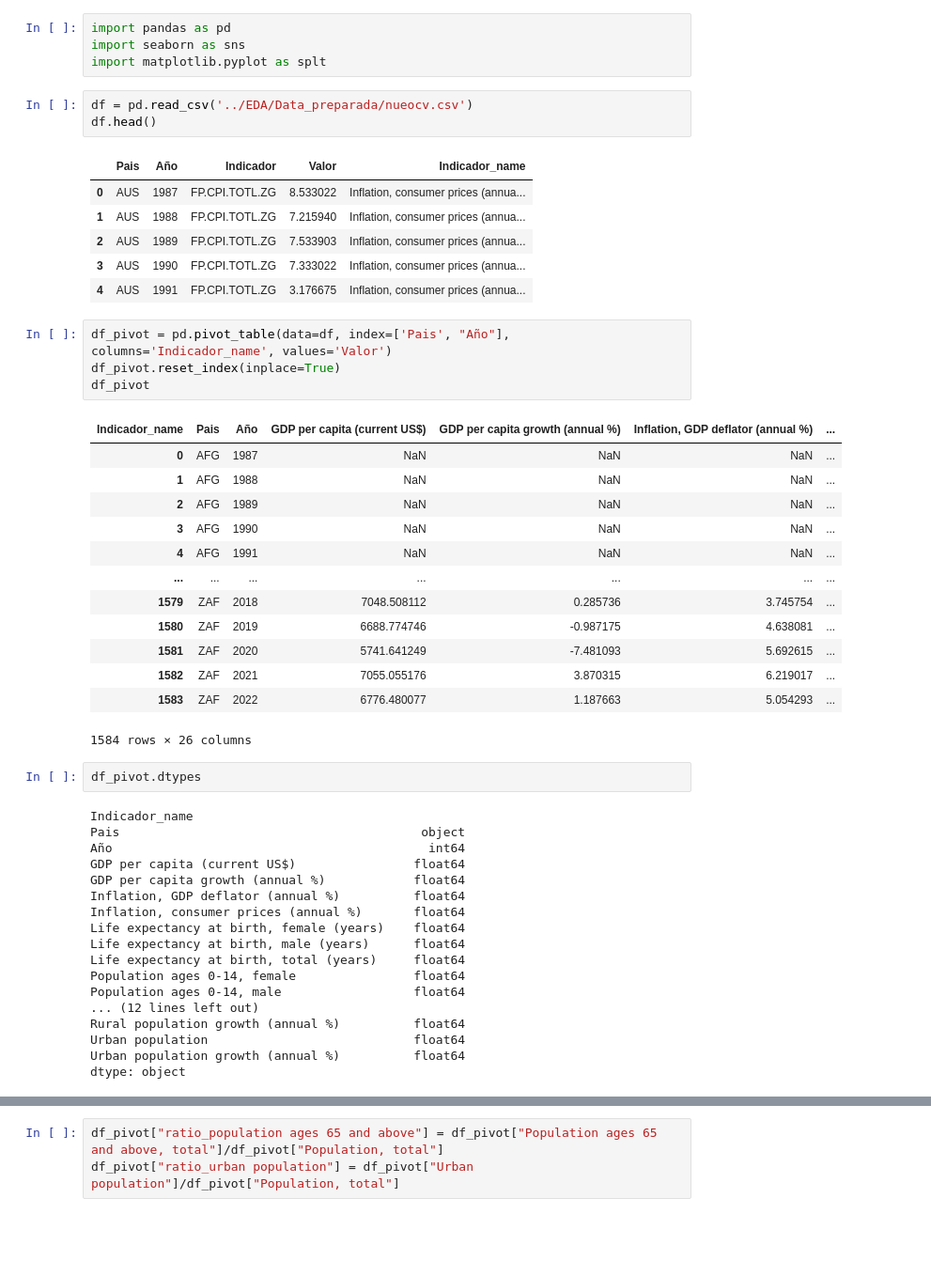
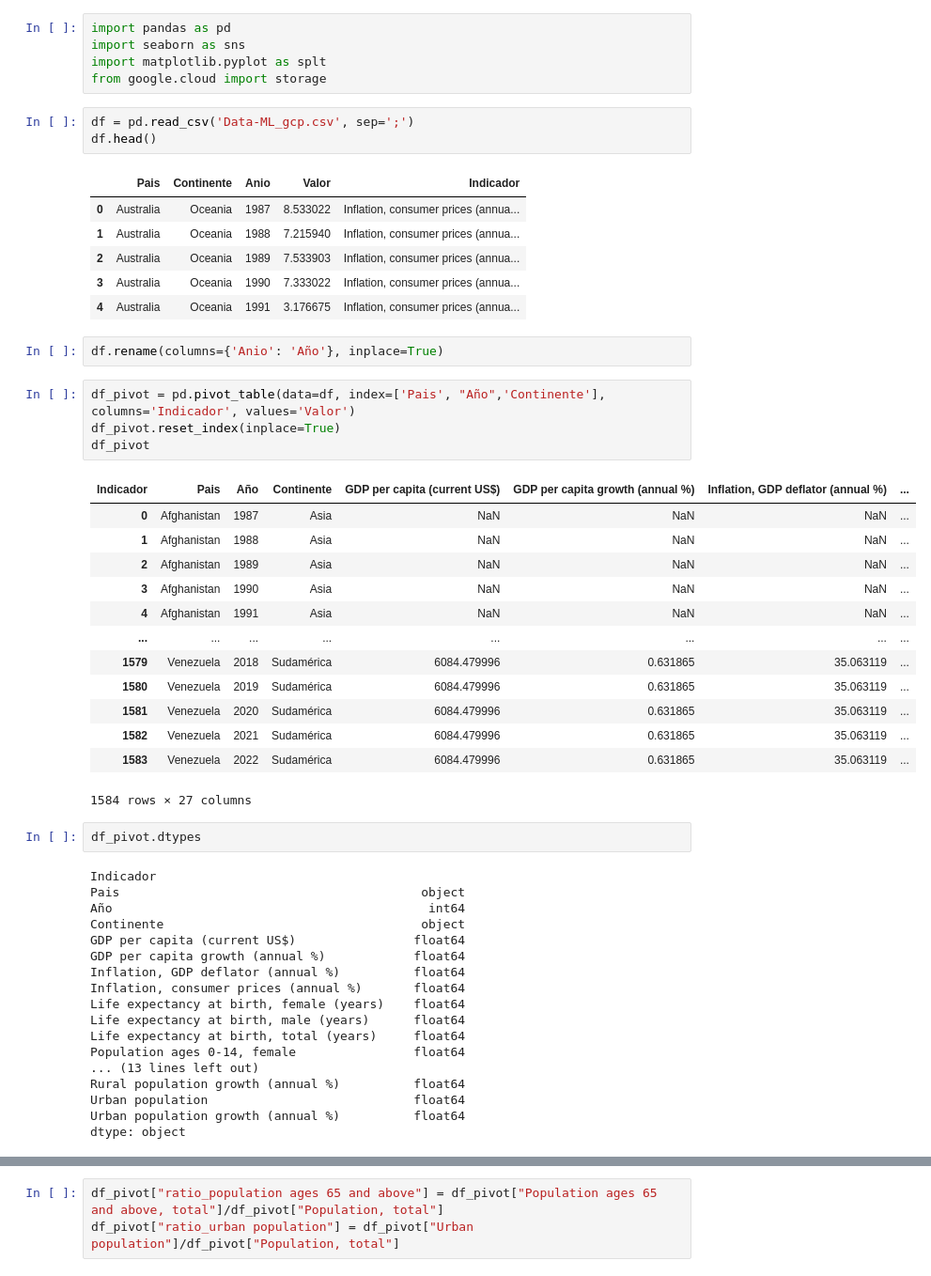
Before and after one commit to fercof87/PF-Esperanza-De-Vida, a Jupyter notebook: ML/ModeloML.ipynb, the cells around one changed output, grey strips where cells are left out. Shown at 94% size. Drawn from its saved outputs; the diff is of its cells as text; blank space fills up the shorter version.

```diff
--- a/ML/ModeloML.ipynb
+++ b/ML/ModeloML.ipynb
@@ -2,40 +2,44 @@
 import pandas as pd
 import seaborn as sns
 import matplotlib.pyplot as splt
+from google.cloud import storage
 # %%
-df = pd.read_csv('../EDA/Data_preparada/nueocv.csv')
+df = pd.read_csv('Data-ML_gcp.csv', sep=';')
 df.head()
 # %% [output]
-|  | Pais | Año | Indicador | Valor | Indicador_name |
-| 0 | AUS | 1987 | FP.CPI.TOTL.ZG | 8.533022 | Inflation, consumer prices (annua... |
-| 1 | AUS | 1988 | FP.CPI.TOTL.ZG | 7.215940 | Inflation, consumer prices (annua... |
-| 2 | AUS | 1989 | FP.CPI.TOTL.ZG | 7.533903 | Inflation, consumer prices (annua... |
-| 3 | AUS | 1990 | FP.CPI.TOTL.ZG | 7.333022 | Inflation, consumer prices (annua... |
-| 4 | AUS | 1991 | FP.CPI.TOTL.ZG | 3.176675 | Inflation, consumer prices (annua... |
+|  | Pais | Continente | Anio | Valor | Indicador |
+| 0 | Australia | Oceania | 1987 | 8.533022 | Inflation, consumer prices (annua... |
+| 1 | Australia | Oceania | 1988 | 7.215940 | Inflation, consumer prices (annua... |
+| 2 | Australia | Oceania | 1989 | 7.533903 | Inflation, consumer prices (annua... |
+| 3 | Australia | Oceania | 1990 | 7.333022 | Inflation, consumer prices (annua... |
+| 4 | Australia | Oceania | 1991 | 3.176675 | Inflation, consumer prices (annua... |
+# %%
+df.rename(columns={'Anio': 'Año'}, inplace=True)
 # %%
-df_pivot = pd.pivot_table(data=df, index=['Pais', "Año"], columns='Indicador_name', values='Valor')
+df_pivot = pd.pivot_table(data=df, index=['Pais', "Año",'Continente'], columns='Indicador', values='Valor')
 df_pivot.reset_index(inplace=True)
 df_pivot
 # %% [output]
-| Indicador_name | Pais | Año | GDP per capita (current US$) | GDP per capita growth (annual %) | Inflation, GDP deflator (annual %) | ... |
-| 0 | AFG | 1987 | NaN | NaN | NaN | ... |
-| 1 | AFG | 1988 | NaN | NaN | NaN | ... |
-| 2 | AFG | 1989 | NaN | NaN | NaN | ... |
-| 3 | AFG | 1990 | NaN | NaN | NaN | ... |
-| 4 | AFG | 1991 | NaN | NaN | NaN | ... |
-| ... | ... | ... | ... | ... | ... | ... |
-| 1579 | ZAF | 2018 | 7048.508112 | 0.285736 | 3.745754 | ... |
-| 1580 | ZAF | 2019 | 6688.774746 | -0.987175 | 4.638081 | ... |
-| 1581 | ZAF | 2020 | 5741.641249 | -7.481093 | 5.692615 | ... |
-| 1582 | ZAF | 2021 | 7055.055176 | 3.870315 | 6.219017 | ... |
-| 1583 | ZAF | 2022 | 6776.480077 | 1.187663 | 5.054293 | ... |
+| Indicador | Pais | Año | Continente | GDP per capita (current US$) | GDP per capita growth (annual %) | Inflation, GDP deflator (annual %) | ... |
+| 0 | Afghanistan | 1987 | Asia | NaN | NaN | NaN | ... |
+| 1 | Afghanistan | 1988 | Asia | NaN | NaN | NaN | ... |
+| 2 | Afghanistan | 1989 | Asia | NaN | NaN | NaN | ... |
+| 3 | Afghanistan | 1990 | Asia | NaN | NaN | NaN | ... |
+| 4 | Afghanistan | 1991 | Asia | NaN | NaN | NaN | ... |
+| ... | ... | ... | ... | ... | ... | ... | ... |
+| 1579 | Venezuela | 2018 | Sudamérica | 6084.479996 | 0.631865 | 35.063119 | ... |
+| 1580 | Venezuela | 2019 | Sudamérica | 6084.479996 | 0.631865 | 35.063119 | ... |
+| 1581 | Venezuela | 2020 | Sudamérica | 6084.479996 | 0.631865 | 35.063119 | ... |
+| 1582 | Venezuela | 2021 | Sudamérica | 6084.479996 | 0.631865 | 35.063119 | ... |
+| 1583 | Venezuela | 2022 | Sudamérica | 6084.479996 | 0.631865 | 35.063119 | ... |
-1584 rows × 26 columns
+1584 rows × 27 columns
 # %%
 df_pivot.dtypes
 # %% [output]
-Indicador_name
+Indicador
 Pais                                         object
 Año                                           int64
+Continente                                   object
 GDP per capita (current US$)                float64
 GDP per capita growth (annual %)            float64
 Inflation, GDP deflator (annual %)          float64
@@ -44,8 +48,7 @@ Life expectancy at birth, female (years)    float64
 Life expectancy at birth, male (years)      float64
 Life expectancy at birth, total (years)     float64
 Population ages 0-14, female                float64
-Population ages 0-14, male                  float64
-... (12 lines left out)
+... (13 lines left out)
 Rural population growth (annual %)          float64
 Urban population                            float64
 Urban population growth (annual %)          float64
```
Also changed, not shown: parts of 18 cells of this notebook, 6 other files.
